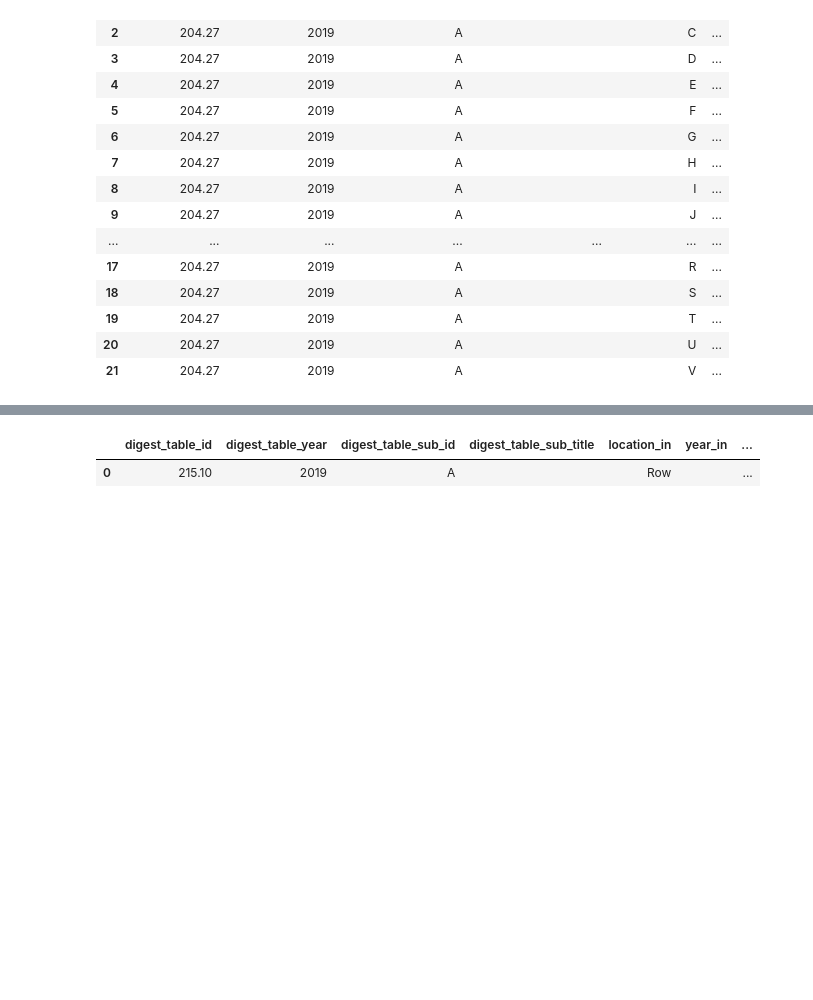
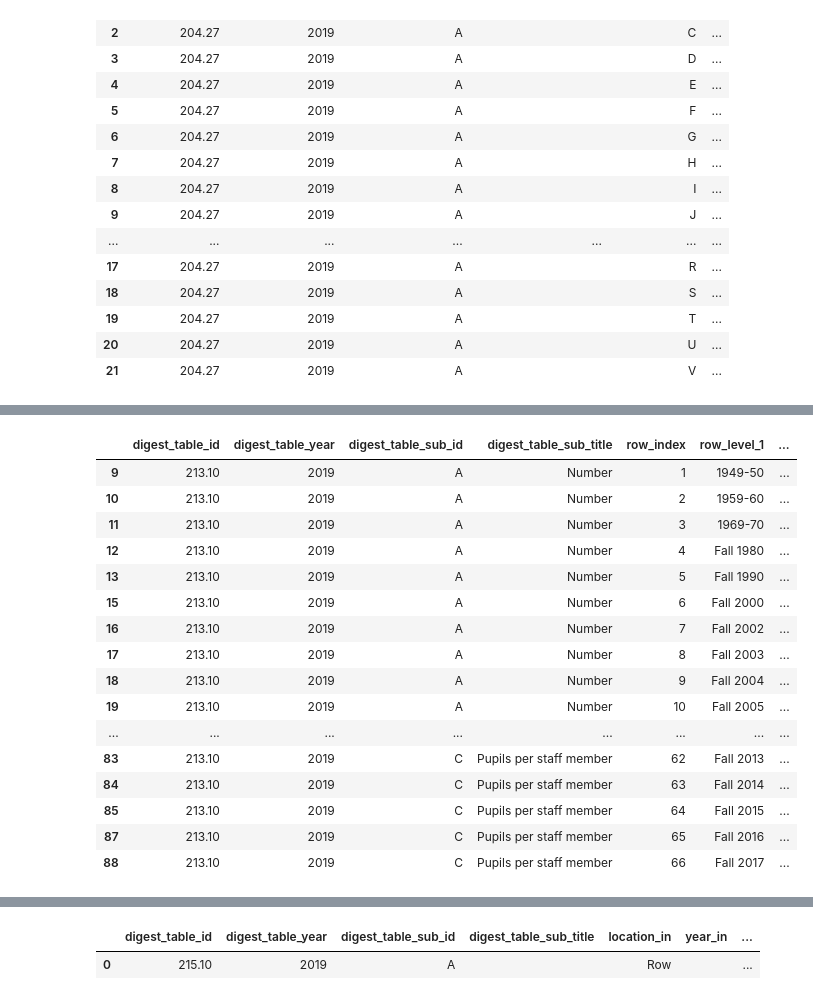
Before and after one commit to toltman/table_scraping, a Jupyter notebook: Table Scraping 8-Copy2.ipynb, the cells around one changed output, grey strips where cells are left out. Drawn from its saved outputs; the diff is of its cells as text; code cells hidden in the pictures; blank space fills up the shorter version.

```diff
--- a/Table Scraping 8-Copy2.ipynb
+++ b/Table Scraping 8-Copy2.ipynb
@@ -210,0 +231,20 @@ tables['213.10'].table_info
+# %%
+tables['213.10'].row_info
+# %% [output]
+|  | digest_table_id | digest_table_year | digest_table_sub_id | digest_table_sub_title | row_index | row_level_1 | ... |
+| 9 | 213.10 | 2019 | A | Number | 1 | 1949-50 | ... |
+| 10 | 213.10 | 2019 | A | Number | 2 | 1959-60 | ... |
+| 11 | 213.10 | 2019 | A | Number | 3 | 1969-70 | ... |
+| 12 | 213.10 | 2019 | A | Number | 4 | Fall 1980 | ... |
+| 13 | 213.10 | 2019 | A | Number | 5 | Fall 1990 | ... |
+| 15 | 213.10 | 2019 | A | Number | 6 | Fall 2000 | ... |
+| 16 | 213.10 | 2019 | A | Number | 7 | Fall 2002 | ... |
+| 17 | 213.10 | 2019 | A | Number | 8 | Fall 2003 | ... |
+| 18 | 213.10 | 2019 | A | Number | 9 | Fall 2004 | ... |
+| 19 | 213.10 | 2019 | A | Number | 10 | Fall 2005 | ... |
+| ... | ... | ... | ... | ... | ... | ... | ... |
+| 83 | 213.10 | 2019 | C | Pupils per staff member | 62 | Fall 2013 | ... |
+| 84 | 213.10 | 2019 | C | Pupils per staff member | 63 | Fall 2014 | ... |
+| 85 | 213.10 | 2019 | C | Pupils per staff member | 64 | Fall 2015 | ... |
+| 87 | 213.10 | 2019 | C | Pupils per staff member | 65 | Fall 2016 | ... |
+| 88 | 213.10 | 2019 | C | Pupils per staff member | 66 | Fall 2017 | ... |
```
Also changed, not shown: parts of 23 cells of this notebook, 1 other file.
